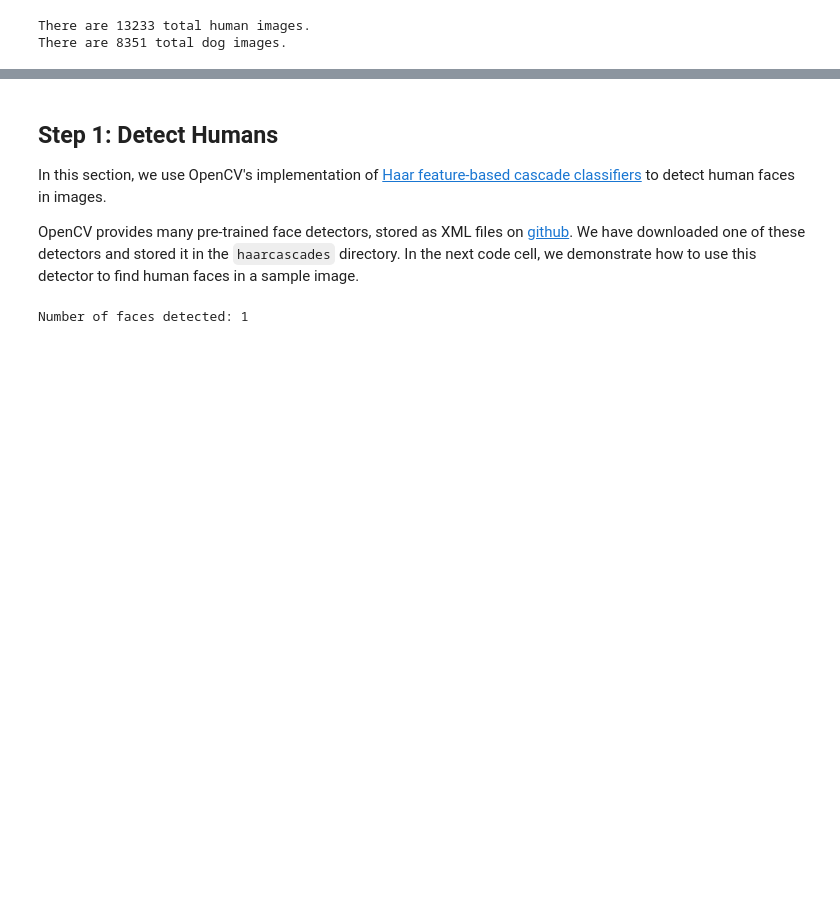
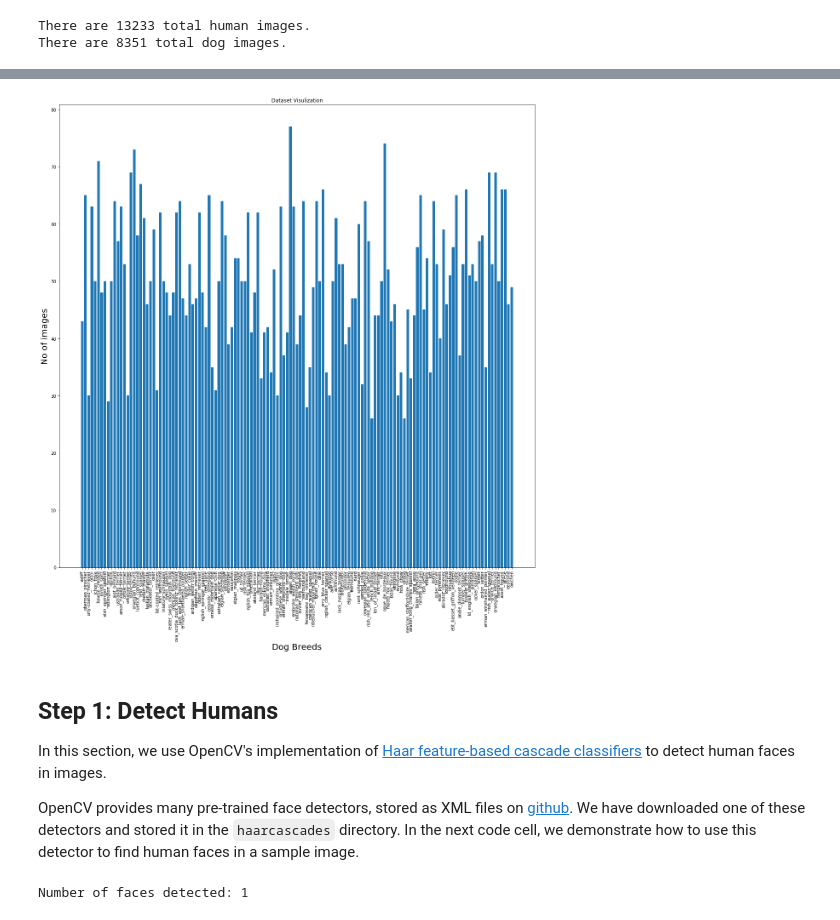
Before and after one commit to rahulatrkm/Dog-Breed-Classifier, a Jupyter notebook: dog_app.ipynb, the cells around one changed output, grey strips where cells are left out. Saved outputs shown, nothing was run; the diff lists cells and outputs as text; code cells hidden in the pictures; blank space fills up the shorter version.

```diff
--- a/dog_app.ipynb
+++ b/dog_app.ipynb
@@ -70,3 +113,15 @@ There are 8351 total dog images.
+# %%
+index = np.arange(len(labels_list[0]))
+fig = plt.figure(figsize = [20, 20])
+plt.bar(labels_list[0], sizes_list[0])
+plt.xlabel('Dog Breeds', fontsize=20)
+plt.ylabel('No of images', fontsize=20)
+plt.xticks(index, labels_list[0], fontsize=10, rotation=90)
+plt.title('Dataset Visulization')
+plt.show()
+fig.savefig('train_bar.png')
+# %% [output]
+[figure, added]
 # %% [markdown]
 <a id='step1'></a>
 ## Step 1: Detect Humans
```
Also changed, not shown: parts of 40 cells of this notebook, 5 other files.
